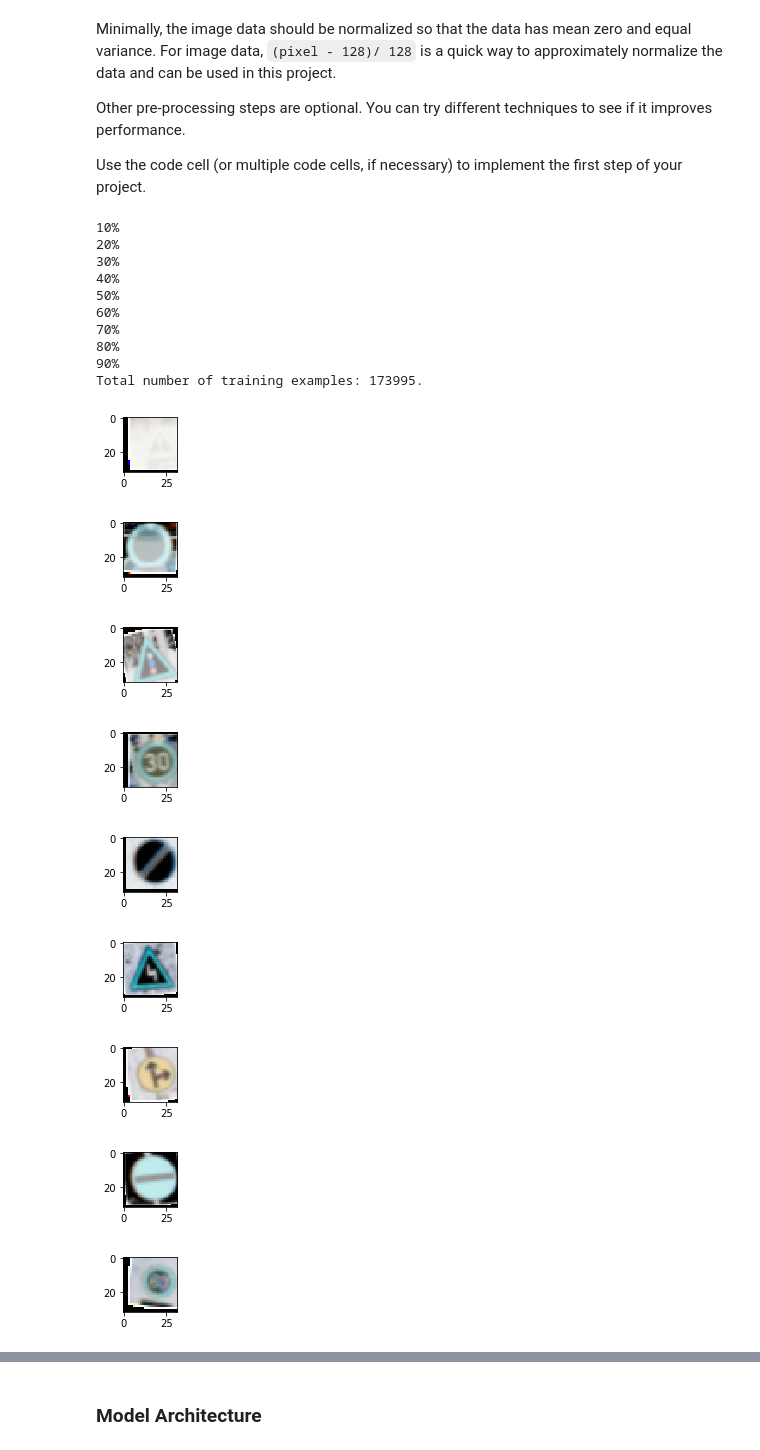
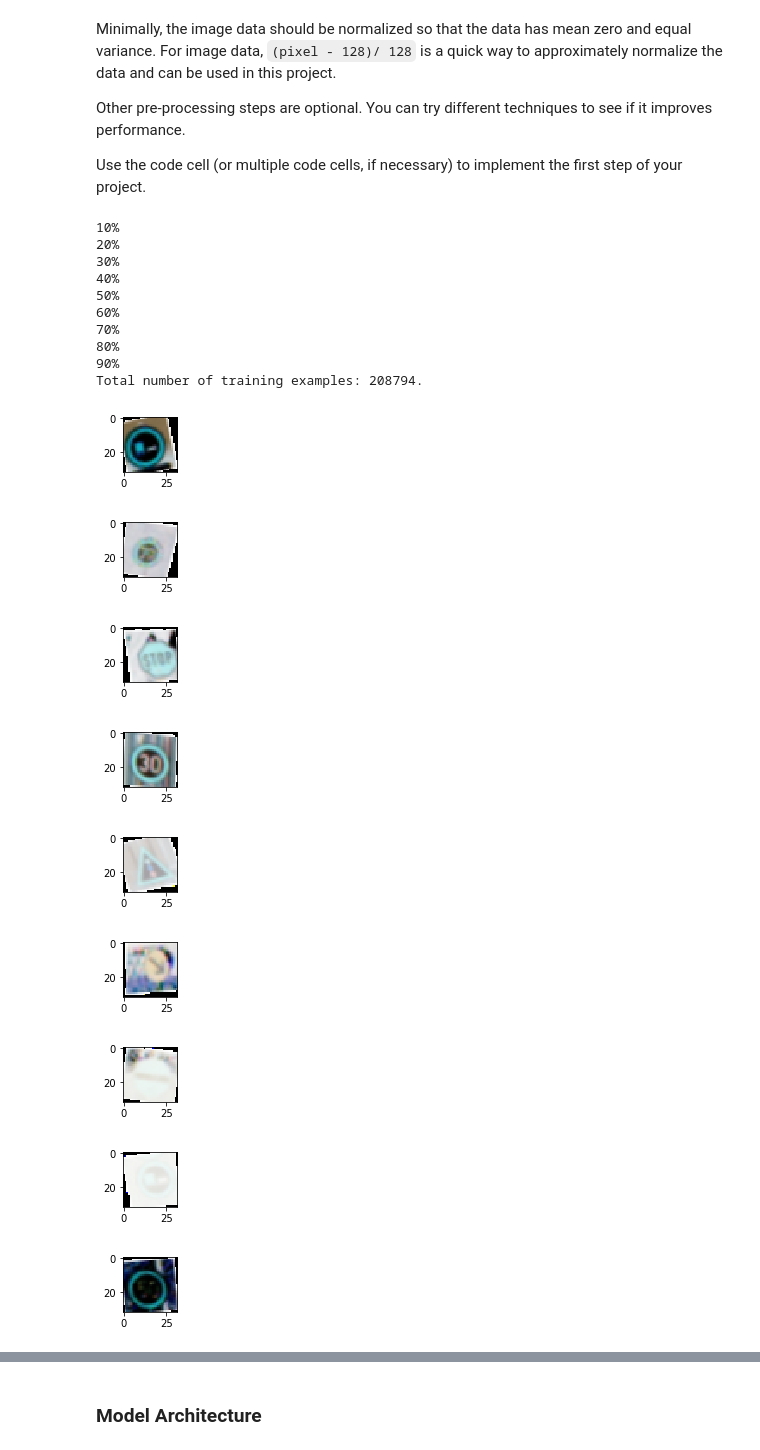
Before and after one commit to aallai/traffic_light_classifier, a Jupyter notebook: Traffic_Sign_Classifier.ipynb, the cells around one changed output, grey strips where cells are left out. Drawn from its saved outputs; the diff is of its cells as text; code cells hidden in the pictures.

```diff
--- a/Traffic_Sign_Classifier.ipynb
+++ b/Traffic_Sign_Classifier.ipynb
@@ -25,9 +25,9 @@ import pickle
 
 # TODO: Fill this in based on where you saved the training and testing data
 
-training_file = '/home/carnd/train.p'
-validation_file = '/home/carnd/valid.p'
-testing_file = '/home/carnd/test.p'
+training_file = './train.p'
+validation_file = './valid.p'
+testing_file = './test.p'
 
 with open(training_file, mode='rb') as f:
     train = pickle.load(f)
@@ -180,30 +180,22 @@ Use the code cell (or multiple code cells, if necessary) to implement the first
 import cv2
 from sklearn.utils import shuffle
 
-def grayscale(images):
-    gray = np.dot(np.array(images)[...,:3], [0.299, 0.587, 0.114])
-    return np.reshape(gray, gray.shape + (1,))
-
 def normalize(images):
     images = (images - 128.) / 128.
 
 # Apply random rotation, translation and shear.
-def jitter(image, angle=15, shift=4, shear=0.01):
-    angle = np.random.uniform(2*angle) - (angle)
+def jitter(image, angle=15, shift=4, shear=0.1):
+    angle = np.random.uniform(-angle, angle)
     rotation = cv2.getRotationMatrix2D((image_shape[0]/2, image_shape[1]/2), angle, 1)
 
-    dx, dy = np.random.uniform(2*shift) - shift, np.random.uniform(2*shift) - shift
-    trans = np.array([[1.0, 0.0, dx],[0.0, 1.0, dy]])
+    dx, dy = np.random.uniform(-shift, shift, (2,))
+    shear_x, shear_y = np.random.uniform(-shear, shear, (2,))
 
+    trans = np.array([[1.0, shear_x, dx],[shear_y, 1.0, dy]])
+
+    image = cv2.warpAffine(image, trans, image_shape)
     image = cv2.warpAffine(image, rotation, image_shape)
-    image = cv2.warpAffine(image, trans, image_shape)
-    #return np.array([np.reshape(image, image_shape + (1,))])
     return np.array([image])
-
-
-#X_train = grayscale(X_train)
-#X_valid = grayscale(X_valid)
-#X_test = grayscale(X_test)
 
 normalize(X_train)
 normalize(X_valid)
@@ -211,9 +203,8 @@ normalize(X_test)
 
 X_train, y_train = shuffle(X_train, y_train)
 
-NUM_AUGMENTATIONS = len(X_train) * 4
+NUM_AUGMENTATIONS = len(X_train) * 5
 
-#tmp = np.zeros(shape = (NUM_AUGMENTATIONS, 32, 32, 1))
 tmp = np.zeros(shape = (NUM_AUGMENTATIONS, 32, 32, 3))
 tmp_y = np.zeros((NUM_AUGMENTATIONS,))
 
@@ -221,40 +212,40 @@ percent = 0
 
 for i in range(NUM_AUGMENTATIONS):
     tmp[i] = jitter(X_train[i % len(X_train)])
     tmp_y[i] = y_train[i % len(y_train)]
 
     p = i / NUM_AUGMENTATIONS * 100
     if (p > percent + 10):
         percent = p
         print("{}%".format(int(percent)))
 
 
 X_train = np.append(X_train, tmp, axis=0)
 y_train = np.append(y_train, tmp_y)
 
 print("Total number of training examples: {}.".format(len(X_train)))
 
 for i in range(34799, 34809):
     image = X_train[i].squeeze()
     plt.figure(figsize=(1,1))
     plt.imshow(image)
 # %% [output]
 10%
 20%
 30%
 40%
 50%
 60%
 70%
 80%
 90%
-Total number of training examples: 173995.
+Total number of training examples: 208794.
-[figure, old version]
+[figure, new version]
-[figure, old version]
+[figure, new version]
-[figure, old version]
+[figure, new version]
-[figure, old version]
+[figure, new version]
-[figure, old version]
+[figure, new version]
-[figure, old version]
+[figure, new version]
-[figure, old version]
+[figure, new version]
-[figure, old version]
+[figure, new version]
-[figure, old version]
+[figure, new version]
```
Also changed, not shown: parts of 3 cells of this notebook.
